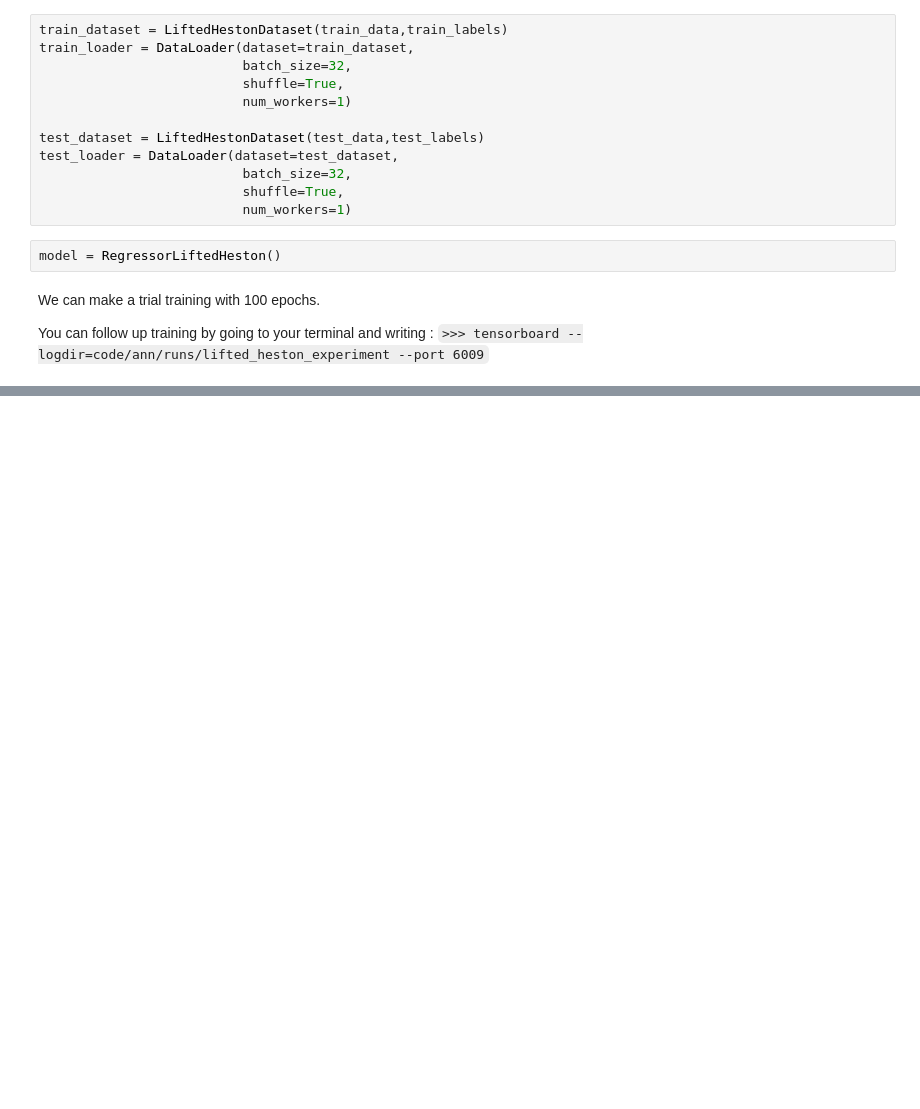
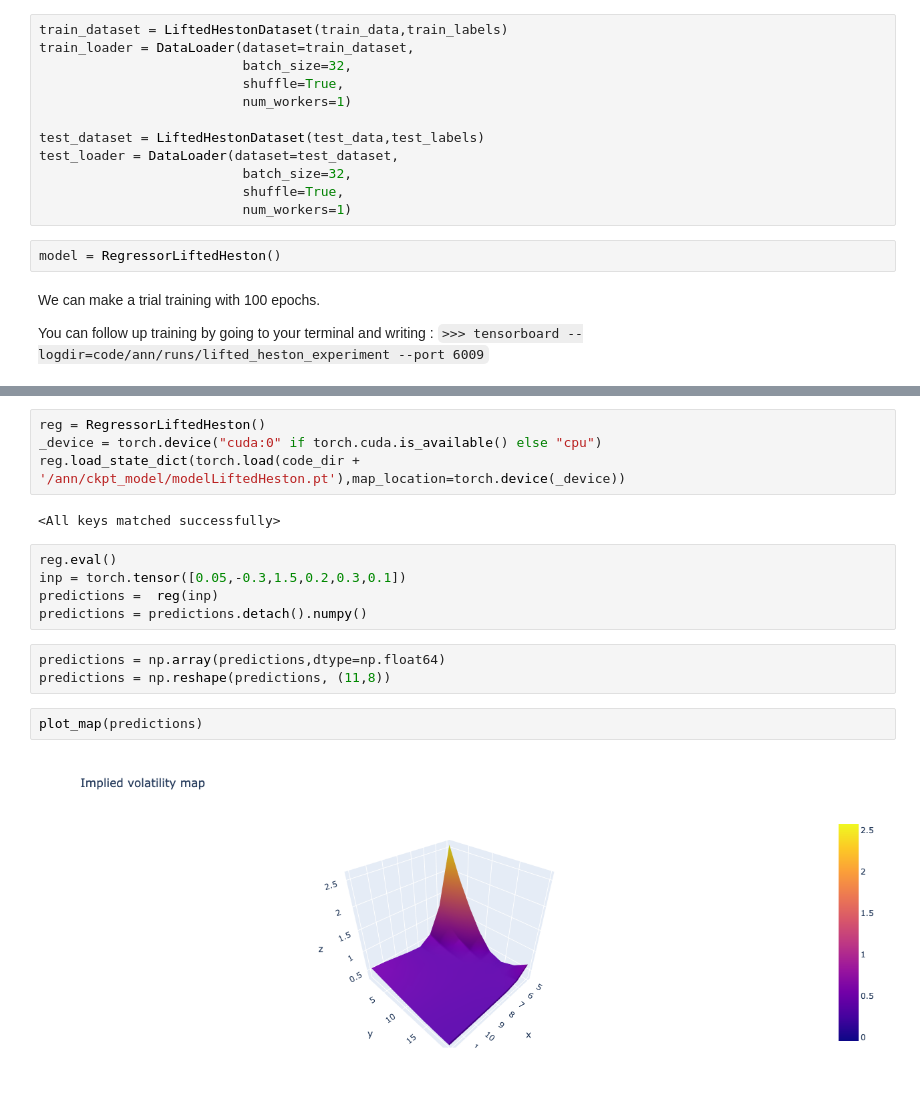
Before and after one commit to NicolasMakaroff/deep_calibration, a Jupyter notebook: code/notebook/lifted_heston_DNN.ipynb, the cells around one changed output, grey strips where cells are left out. Drawn from its saved outputs; the diff is of its cells as text; blank space fills up the shorter version.

```diff
--- a/code/notebook/lifted_heston_DNN.ipynb
+++ b/code/notebook/lifted_heston_DNN.ipynb
@@ -103,0 +107,18 @@ Validation loss decreased (8.243782940553501e-05 --> 8.18148982943967e-05).  Sav
+# %%
+reg = RegressorLiftedHeston()
+_device = torch.device("cuda:0" if torch.cuda.is_available() else "cpu")
+reg.load_state_dict(torch.load(code_dir + '/ann/ckpt_model/modelLiftedHeston.pt'),map_location=torch.device(_device))
+# %% [output]
+<All keys matched successfully>
+# %%
+reg.eval()
+inp = torch.tensor([0.05,-0.3,1.5,0.2,0.3,0.1])
+predictions =  reg(inp)
+predictions = predictions.detach().numpy()
+# %%
+predictions = np.array(predictions,dtype=np.float64)
+predictions = np.reshape(predictions, (11,8))
+# %%
+plot_map(predictions)
+# %% [output]
+[figure, added]
```
Also changed, not shown: parts of 3 cells of this notebook, 12 other files.
